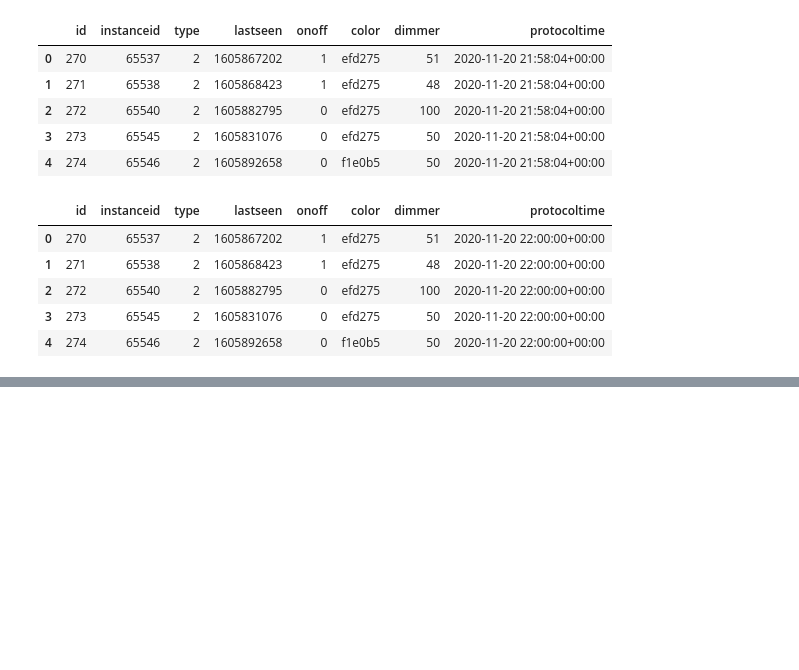
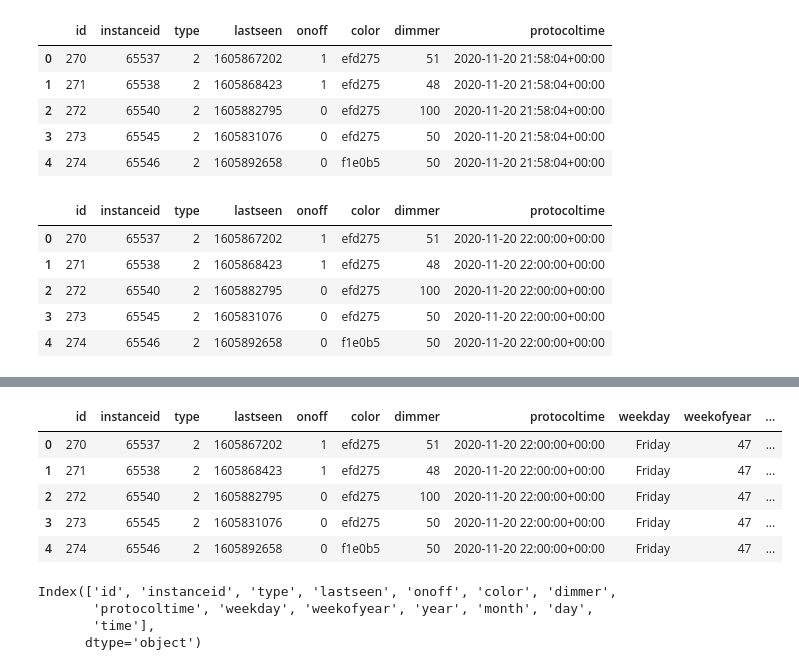
Before and after one commit to Mo0812/mk-home-automation, a Jupyter notebook: mk-home-automation.ipynb, the cells around one changed output, grey strips where cells are left out. Cells and saved outputs as stored; diff of their text form; code cells hidden in the pictures; blank space fills up the shorter version.

```diff
--- a/mk-home-automation.ipynb
+++ b/mk-home-automation.ipynb
@@ -34,0 +93,22 @@ df.head()
+# %%
+df["weekday"] = df.protocoltime.dt.day_name()
+df["weekofyear"] = df.protocoltime.dt.weekofyear
+df["year"] = df.protocoltime.dt.year
+df["month"] = df.protocoltime.dt.month
+df["day"] = df.protocoltime.dt.day
+df["time"] = df.protocoltime.dt.strftime("%H:%M")
+df.head()
+# %% [output]
+|  | id | instanceid | type | lastseen | onoff | color | dimmer | protocoltime | weekday | weekofyear | ... |
+| 0 | 270 | 65537 | 2 | 1605867202 | 1 | efd275 | 51 | 2020-11-20 22:00:00+00:00 | Friday | 47 | ... |
+| 1 | 271 | 65538 | 2 | 1605868423 | 1 | efd275 | 48 | 2020-11-20 22:00:00+00:00 | Friday | 47 | ... |
+| 2 | 272 | 65540 | 2 | 1605882795 | 0 | efd275 | 100 | 2020-11-20 22:00:00+00:00 | Friday | 47 | ... |
+| 3 | 273 | 65545 | 2 | 1605831076 | 0 | efd275 | 50 | 2020-11-20 22:00:00+00:00 | Friday | 47 | ... |
+| 4 | 274 | 65546 | 2 | 1605892658 | 0 | f1e0b5 | 50 | 2020-11-20 22:00:00+00:00 | Friday | 47 | ... |
+# %%
+df.columns
+# %% [output]
+Index(['id', 'instanceid', 'type', 'lastseen', 'onoff', 'color', 'dimmer',
+       'protocoltime', 'weekday', 'weekofyear', 'year', 'month', 'day',
+       'time'],
+      dtype='object')
```
Also changed, not shown: parts of 18 cells of this notebook.
